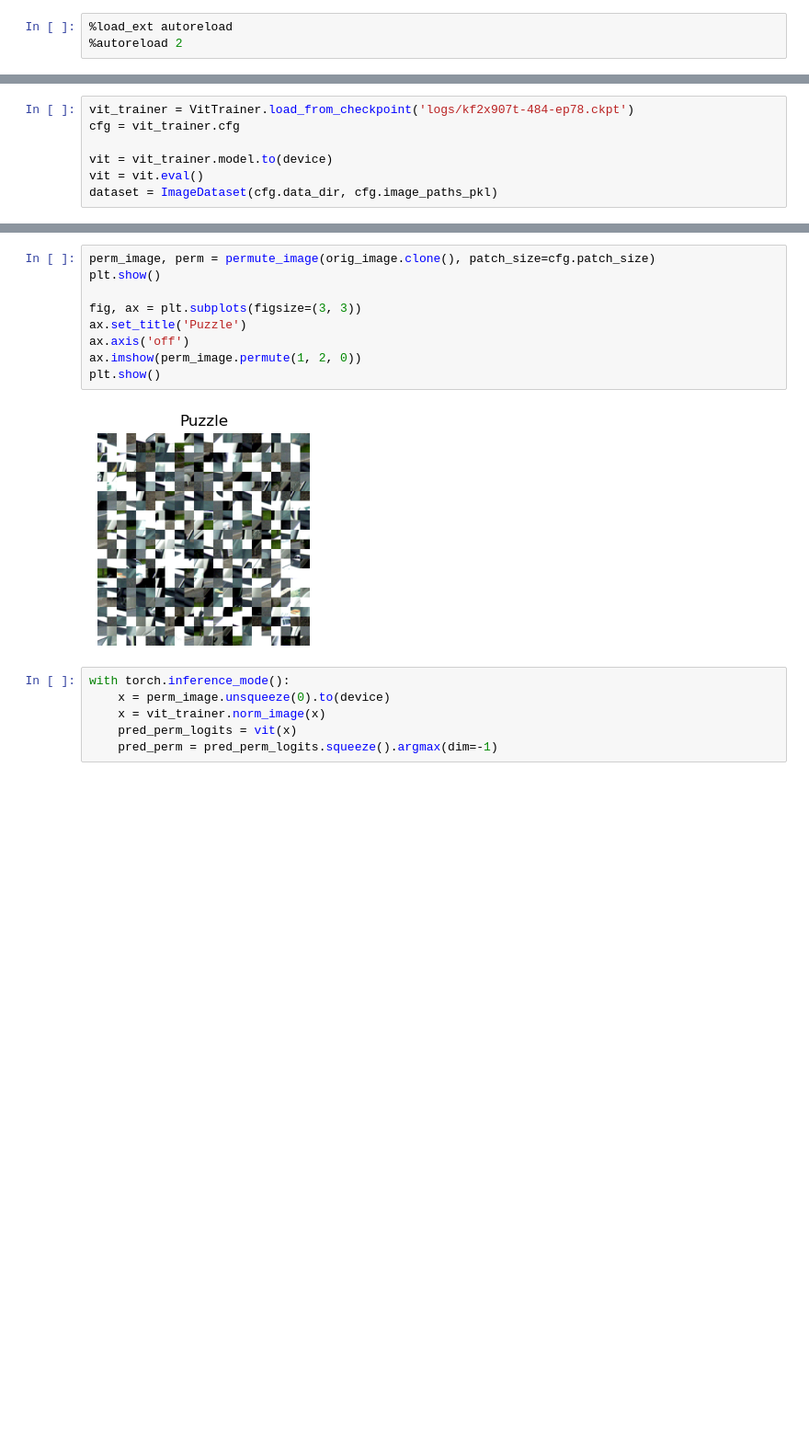
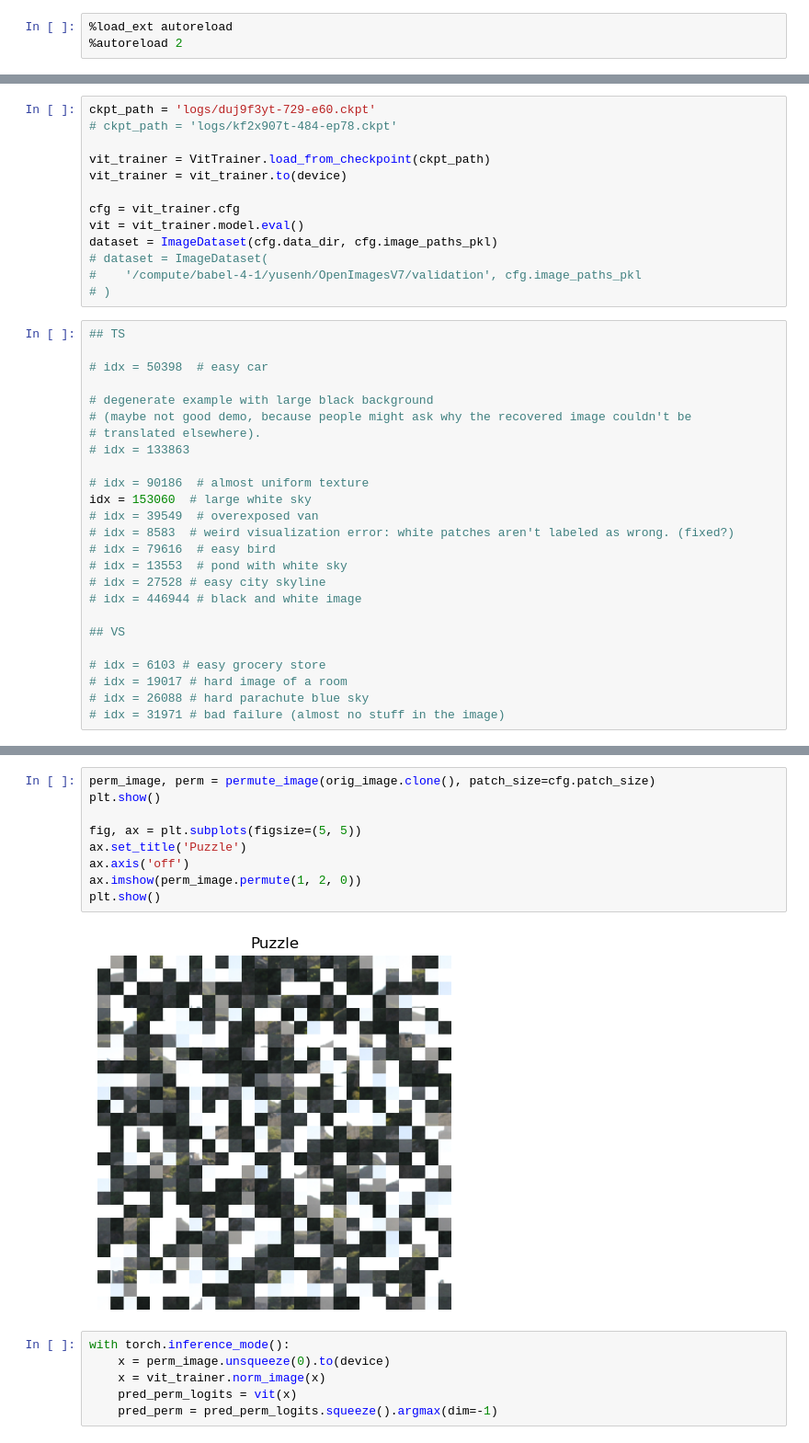
Before and after one commit to Unturned3/vlr-project, a Jupyter notebook: demo.ipynb, the cells around one changed output, grey strips where cells are left out. Shown at 92% size. Saved outputs shown, nothing was run; the diff lists cells and outputs as text; blank space fills up the shorter version.

```diff
--- a/demo.ipynb
+++ b/demo.ipynb
@@ -26,9 +28,40 @@ Using device: cpu
 # %%
-vit_trainer = VitTrainer.load_from_checkpoint('logs/kf2x907t-484-ep78.ckpt')
+ckpt_path = 'logs/duj9f3yt-729-e60.ckpt'
+# ckpt_path = 'logs/kf2x907t-484-ep78.ckpt'
+
+vit_trainer = VitTrainer.load_from_checkpoint(ckpt_path)
+vit_trainer = vit_trainer.to(device)
+
 cfg = vit_trainer.cfg
-
-vit = vit_trainer.model.to(device)
-vit = vit.eval()
+vit = vit_trainer.model.eval()
 dataset = ImageDataset(cfg.data_dir, cfg.image_paths_pkl)
+# dataset = ImageDataset(
+#    '/compute/babel-4-1/yusenh/OpenImagesV7/validation', cfg.image_paths_pkl
+# )
+# %%
+## TS
+
+# idx = 50398  # easy car
+
+# degenerate example with large black background
+# (maybe not good demo, because people might ask why the recovered image couldn't be
+# translated elsewhere).
+# idx = 133863
+
+# idx = 90186  # almost uniform texture
+idx = 153060  # large white sky
+# idx = 39549  # overexposed van
+# idx = 8583  # weird visualization error: white patches aren't labeled as wrong. (fixed?)
+# idx = 79616  # easy bird
+# idx = 13553  # pond with white sky
+# idx = 27528 # easy city skyline
+# idx = 446944 # black and white image
+
+## VS
+
+# idx = 6103 # easy grocery store
+# idx = 19017 # hard image of a room
+# idx = 26088 # hard parachute blue sky
+# idx = 31971 # bad failure (almost no stuff in the image)
 # %%
 # idx = randint(0, len(dataset) - 1)
@@ -51,14 +84,14 @@ Selected index: 39549
 # %%
 perm_image, perm = permute_image(orig_image.clone(), patch_size=cfg.patch_size)
 plt.show()
 
-fig, ax = plt.subplots(figsize=(3, 3))
+fig, ax = plt.subplots(figsize=(5, 5))
 ax.set_title('Puzzle')
 ax.axis('off')
 ax.imshow(perm_image.permute(1, 2, 0))
 plt.show()
 # %% [output]
-[figure, old version]
+[figure, new version]
 # %%
 with torch.inference_mode():
     x = perm_image.unsqueeze(0).to(device)
```
Also changed, not shown: parts of 8 cells of this notebook, 1 other file.
